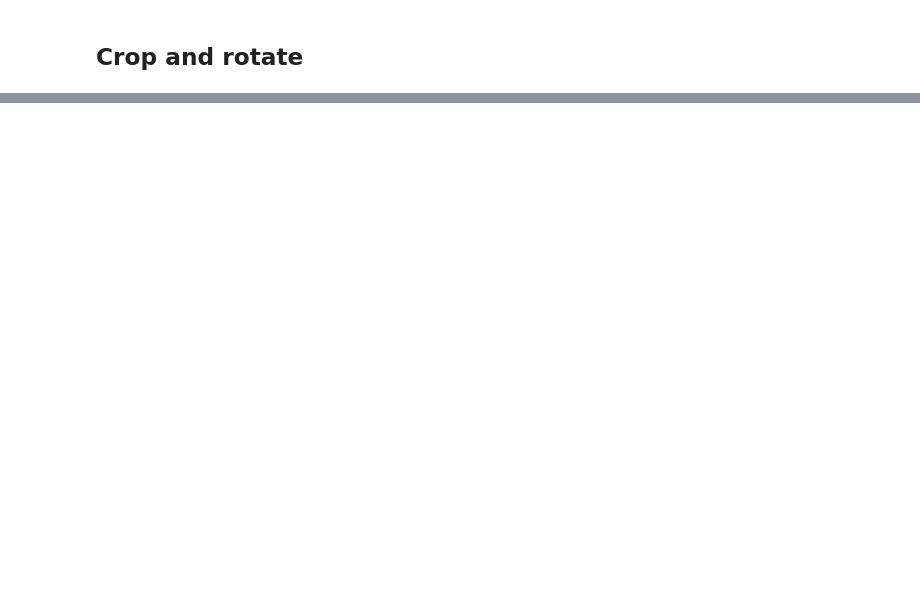
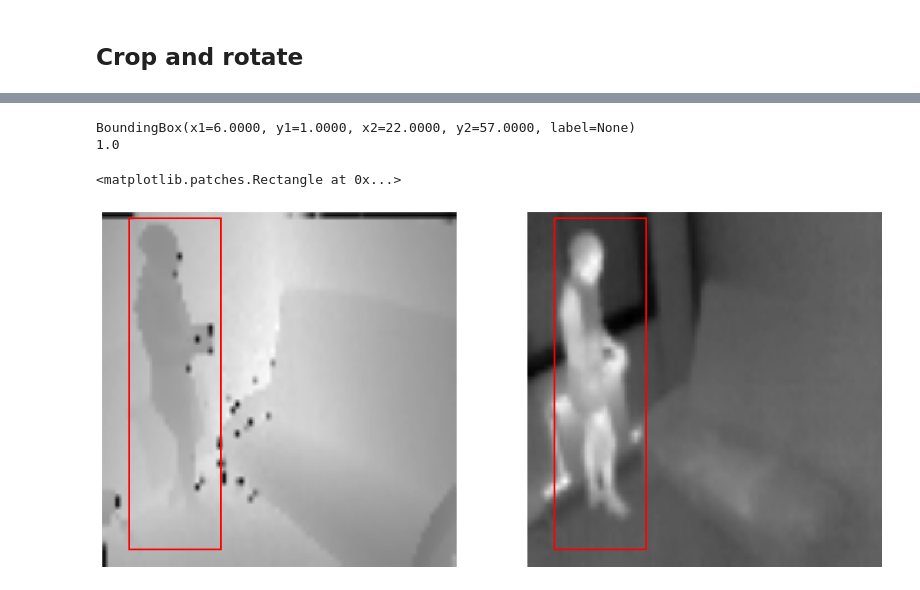
Before and after one commit to AntoineMath/SSD-pytorch-thermal-depth, a Jupyter notebook: notebooks/data_augmentation.ipynb, the cells around one changed output, grey strips where cells are left out. Saved outputs shown, nothing was run; the diff lists cells and outputs as text; code cells hidden in the pictures; blank space fills up the shorter version.

```diff
--- a/notebooks/data_augmentation.ipynb
+++ b/notebooks/data_augmentation.ipynb
@@ -72,12 +72,12 @@ ax.add_patch(rect)
 ## Crop and rotate
 # %%
 augmenters = [
-              iaa.Crop(percent=(0, 0.2)),
-              iaa.Affine(rotate=(-25, 25))
+              #iaa.Crop(percent=(0, 0.2)),
+              iaa.Affine(rotate=(-45, 45))
              ]
 
 for i in range(50):
-    seq = iaa.OneOf(augmenters)
+    seq = iaa.Sequential(augmenters)
     print(seq)
     image_aug, bbs_aug = seq(image = depth_image, bounding_boxes=bbs)
     bbs_aug_clipped = bbs_aug.clip_out_of_image(image_aug)
@@ -144,0 +151,26 @@ OneOf(name=UnnamedOneOf, n=1, random_order=False, augmenters=[Crop(name=UnnamedC
+# %%
+import skimage
+import torch
+image = np.load('/home/mathurin/prudence/fusion/Serie27/Array/thermal_depth18.npy')
+
+bbox = [6,1,22,57]
+
+aug = thermal_depth_image_preprocessing(image, bbox)
+img_aug = aug[0]
+bbs_aug = aug[1]
+
+fig, ax = plt.subplots(1,2, figsize=(16,8))
+ax[0].axis('off')
+ax[0].imshow(img_aug[0, :, :], cmap='gray')
+
+ax[1].axis('off')
+ax[1].imshow(img_aug[1, :, :], cmap='gray')
+rect = patches.Rectangle((bbs_aug[0]*300,bbs_aug[1]*300), bbs_aug[2]*300-bbs_aug[1]*300, bbs_aug[3]*300-bbs_aug[1]*300,linewidth=2,edgecolor='r',facecolor='none')
+rect_2 = patches.Rectangle((bbs_aug[0]*300,bbs_aug[1]*300), bbs_aug[2]*300-bbs_aug[1]*300, bbs_aug[3]*300-bbs_aug[1]*300,linewidth=2,edgecolor='r',facecolor='none')
+ax[0].add_patch(rect)
+ax[1].add_patch(rect_2)
+# %% [output]
+BoundingBox(x1=6.0000, y1=1.0000, x2=22.0000, y2=57.0000, label=None)
+1.0
+<matplotlib.patches.Rectangle at 0x...>
+[figure, added]
```
Also changed, not shown: parts of 5 cells of this notebook.
